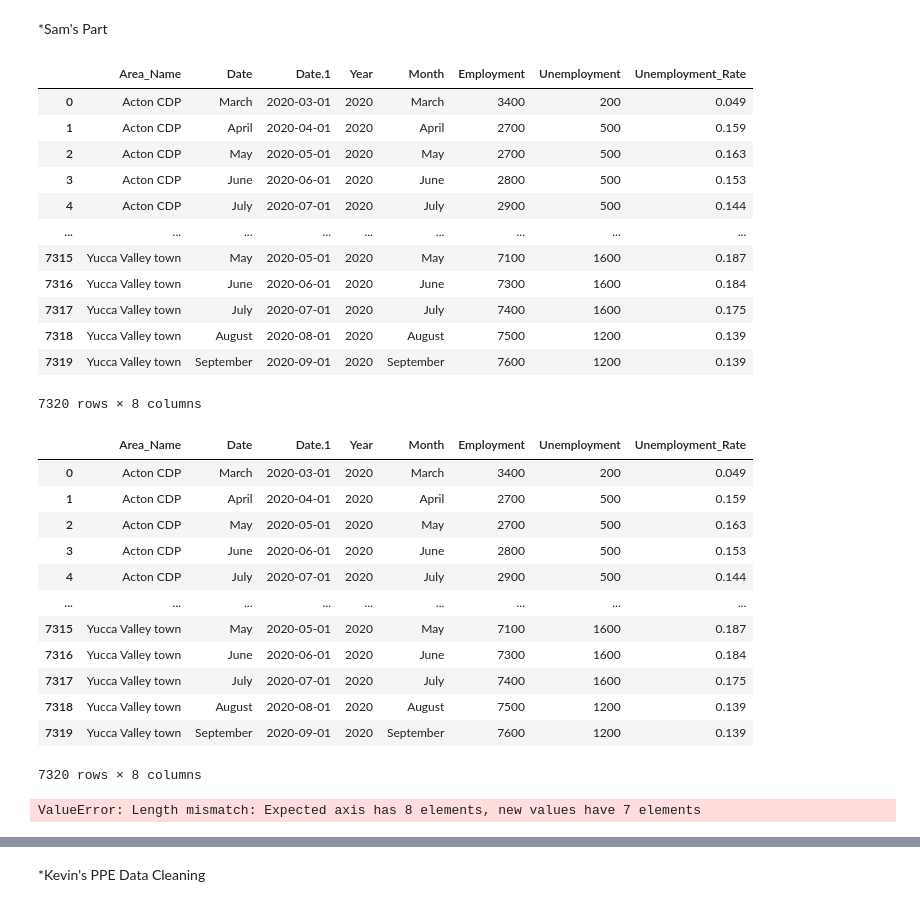
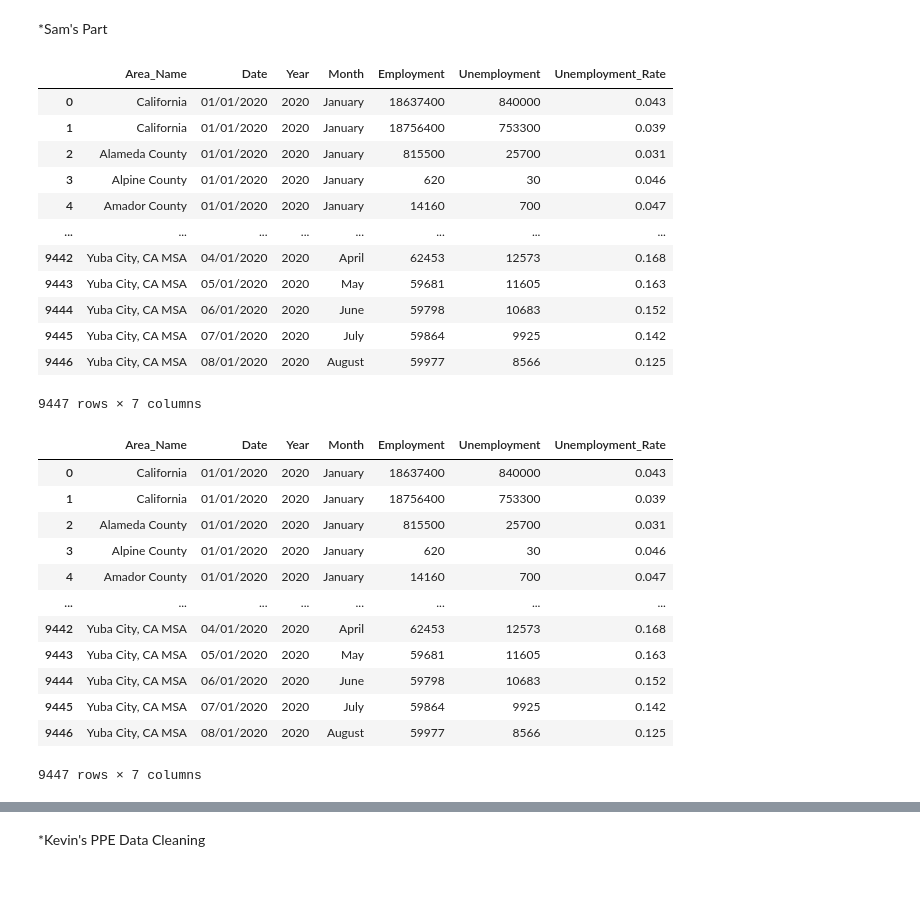
Before and after one commit to alexcorona-25/UCI-Project-1-Group-10, a Jupyter notebook: Clean Data Final.ipynb, the cells around one changed output, grey strips where cells are left out. Cells and saved outputs as stored; diff of their text form; code cells hidden in the pictures.

```diff
--- a/Clean Data Final.ipynb
+++ b/Clean Data Final.ipynb
@@ -377,22 +377,22 @@ homeless_rooms_month.to_csv('CleanCSV/Homeless.csv',index = False,header=False)
 import pandas as pd
 import matplotlib.pyplot as plt
 # %%
-county_unemployment=pd.read_csv("Resources/unemployment_count_groupby_Area_Name.csv")
+county_unemployment=pd.read_csv("Resources/unemployment6.csv")
 county_unemployment
 # %% [output]
-|  | Area_Name | Date | Date.1 | Year | Month | Employment | Unemployment | Unemployment_Rate |
-| 0 | Acton CDP | March | 2020-03-01 | 2020 | March | 3400 | 200 | 0.049 |
-| 1 | Acton CDP | April | 2020-04-01 | 2020 | April | 2700 | 500 | 0.159 |
-| 2 | Acton CDP | May | 2020-05-01 | 2020 | May | 2700 | 500 | 0.163 |
-| 3 | Acton CDP | June | 2020-06-01 | 2020 | June | 2800 | 500 | 0.153 |
-| 4 | Acton CDP | July | 2020-07-01 | 2020 | July | 2900 | 500 | 0.144 |
-| ... | ... | ... | ... | ... | ... | ... | ... | ... |
-| 7315 | Yucca Valley town | May | 2020-05-01 | 2020 | May | 7100 | 1600 | 0.187 |
-| 7316 | Yucca Valley town | June | 2020-06-01 | 2020 | June | 7300 | 1600 | 0.184 |
-| 7317 | Yucca Valley town | July | 2020-07-01 | 2020 | July | 7400 | 1600 | 0.175 |
-| 7318 | Yucca Valley town | August | 2020-08-01 | 2020 | August | 7500 | 1200 | 0.139 |
-| 7319 | Yucca Valley town | September | 2020-09-01 | 2020 | September | 7600 | 1200 | 0.139 |
+|  | Area_Name | Date | Year | Month | Employment | Unemployment | Unemployment_Rate |
+| 0 | California | 01/01/2020 | 2020 | January | 18637400 | 840000 | 0.043 |
+| 1 | California | 01/01/2020 | 2020 | January | 18756400 | 753300 | 0.039 |
+| 2 | Alameda County | 01/01/2020 | 2020 | January | 815500 | 25700 | 0.031 |
+| 3 | Alpine County | 01/01/2020 | 2020 | January | 620 | 30 | 0.046 |
+| 4 | Amador County | 01/01/2020 | 2020 | January | 14160 | 700 | 0.047 |
+| ... | ... | ... | ... | ... | ... | ... | ... |
+| 9442 | Yuba City, CA MSA | 04/01/2020 | 2020 | April | 62453 | 12573 | 0.168 |
+| 9443 | Yuba City, CA MSA | 05/01/2020 | 2020 | May | 59681 | 11605 | 0.163 |
+| 9444 | Yuba City, CA MSA | 06/01/2020 | 2020 | June | 59798 | 10683 | 0.152 |
+| 9445 | Yuba City, CA MSA | 07/01/2020 | 2020 | July | 59864 | 9925 | 0.142 |
+| 9446 | Yuba City, CA MSA | 08/01/2020 | 2020 | August | 59977 | 8566 | 0.125 |
-7320 rows × 8 columns
+9447 rows × 7 columns
 # %%
 # sorts counties alphabetically and resets the index
 county_asc_unemployment = county_unemployment.sort_values(by=['Area_Name'],ascending = True)
@@ -403,19 +403,19 @@ county_unemployment.to_csv('Clean_County_Unemployment.csv')
 
 county_unemployment
 # %% [output]
-|  | Area_Name | Date | Date.1 | Year | Month | Employment | Unemployment | Unemployment_Rate |
-| 0 | Acton CDP | March | 2020-03-01 | 2020 | March | 3400 | 200 | 0.049 |
-| 1 | Acton CDP | April | 2020-04-01 | 2020 | April | 2700 | 500 | 0.159 |
-| 2 | Acton CDP | May | 2020-05-01 | 2020 | May | 2700 | 500 | 0.163 |
-| 3 | Acton CDP | June | 2020-06-01 | 2020 | June | 2800 | 500 | 0.153 |
-| 4 | Acton CDP | July | 2020-07-01 | 2020 | July | 2900 | 500 | 0.144 |
-| ... | ... | ... | ... | ... | ... | ... | ... | ... |
-| 7315 | Yucca Valley town | May | 2020-05-01 | 2020 | May | 7100 | 1600 | 0.187 |
-| 7316 | Yucca Valley town | June | 2020-06-01 | 2020 | June | 7300 | 1600 | 0.184 |
-| 7317 | Yucca Valley town | July | 2020-07-01 | 2020 | July | 7400 | 1600 | 0.175 |
-| 7318 | Yucca Valley town | August | 2020-08-01 | 2020 | August | 7500 | 1200 | 0.139 |
-| 7319 | Yucca Valley town | September | 2020-09-01 | 2020 | September | 7600 | 1200 | 0.139 |
+|  | Area_Name | Date | Year | Month | Employment | Unemployment | Unemployment_Rate |
+| 0 | California | 01/01/2020 | 2020 | January | 18637400 | 840000 | 0.043 |
+| 1 | California | 01/01/2020 | 2020 | January | 18756400 | 753300 | 0.039 |
+| 2 | Alameda County | 01/01/2020 | 2020 | January | 815500 | 25700 | 0.031 |
+| 3 | Alpine County | 01/01/2020 | 2020 | January | 620 | 30 | 0.046 |
+| 4 | Amador County | 01/01/2020 | 2020 | January | 14160 | 700 | 0.047 |
+| ... | ... | ... | ... | ... | ... | ... | ... |
+| 9442 | Yuba City, CA MSA | 04/01/2020 | 2020 | April | 62453 | 12573 | 0.168 |
+| 9443 | Yuba City, CA MSA | 05/01/2020 | 2020 | May | 59681 | 11605 | 0.163 |
+| 9444 | Yuba City, CA MSA | 06/01/2020 | 2020 | June | 59798 | 10683 | 0.152 |
+| 9445 | Yuba City, CA MSA | 07/01/2020 | 2020 | July | 59864 | 9925 | 0.142 |
+| 9446 | Yuba City, CA MSA | 08/01/2020 | 2020 | August | 59977 | 8566 | 0.125 |
-7320 rows × 8 columns
+9447 rows × 7 columns
 # %%
 # renaming columns
 county_unemployment.columns = ['Area_Name', 'Date', 'Year', 'Month', 'Employment', 'Unemployment', 'Unemployment_Rate']
@@ -426,8 +426,6 @@ county_unemployment['Date']
 
 # grouping df by county then date and retrieving max count values per month for each county
 county_unemployment = county_unemployment.groupby(['Area_Name', county_unemployment['Date'].dt.strftime('%B')]).max()
-# %% [output]
-ValueError: Length mismatch: Expected axis has 8 elements, new values have 7 elements
 # %%
 
 # grouping df by county then date and retrieving max count values per month for each county
```
Also changed, not shown: parts of 1 cell of this notebook, 2 other files.
